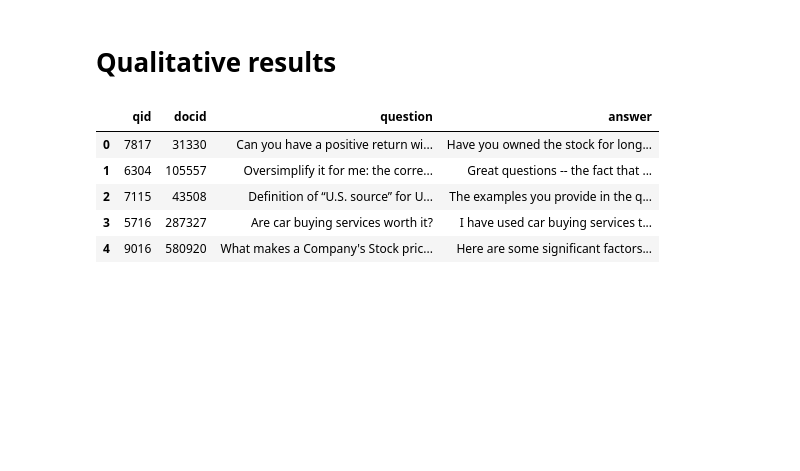
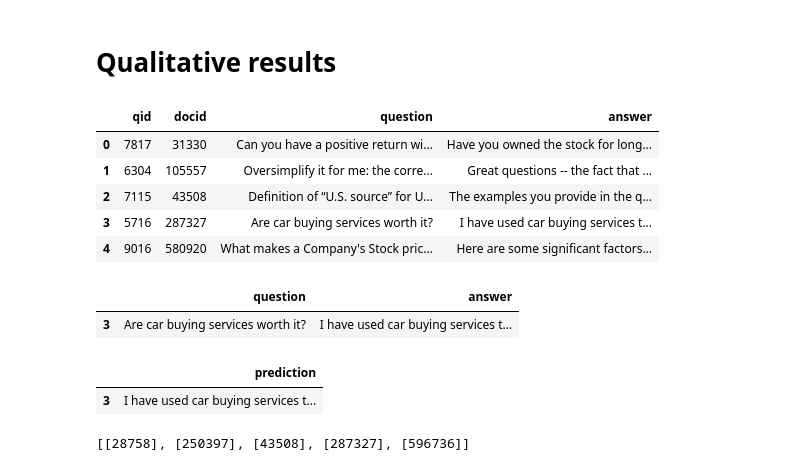
Before and after one commit to y4nrui/ezfinbot, a Jupyter notebook: 7.Evaluate/metric_calculation.ipynb, the cells around one changed output. Cells and saved outputs as stored; diff of their text form; code cells hidden in the pictures; blank space fills up the shorter version.

```diff
--- a/7.Evaluate/metric_calculation.ipynb
+++ b/7.Evaluate/metric_calculation.ipynb
@@ -86,3 +86,22 @@ finetuned_bertbase_predictions = x["predictions"]
 # finetuned_bertbase_predictions give the fintuned bertbase's
 # prediction for each qid in question_answer_index_map.
 # same structure for the other pickle files
+# %%
+pd.set_option('max_colwidth',400)
+# %%
+test = test_df.loc[test_df['qid']==5716]
+test[['question', 'answer']]
+# %% [output]
+|  | question | answer |
+| 3 | Are car buying services worth it? | I have used car buying services t... |
+# %%
+docid = finetuned_bertbase_predictions[3][0]
+ans = test_df.loc[test_df['docid']==docid]
+ans[['answer']].rename(columns={'answer':'prediction'})
+# %% [output]
+|  | prediction |
+| 3 | I have used car buying services t... |
+# %%
+finetuned_bertbase_predictions[:5]
+# %% [output]
+[[28758], [250397], [43508], [287327], [596736]]
```
Also changed, not shown: parts of 3 cells of this notebook.
